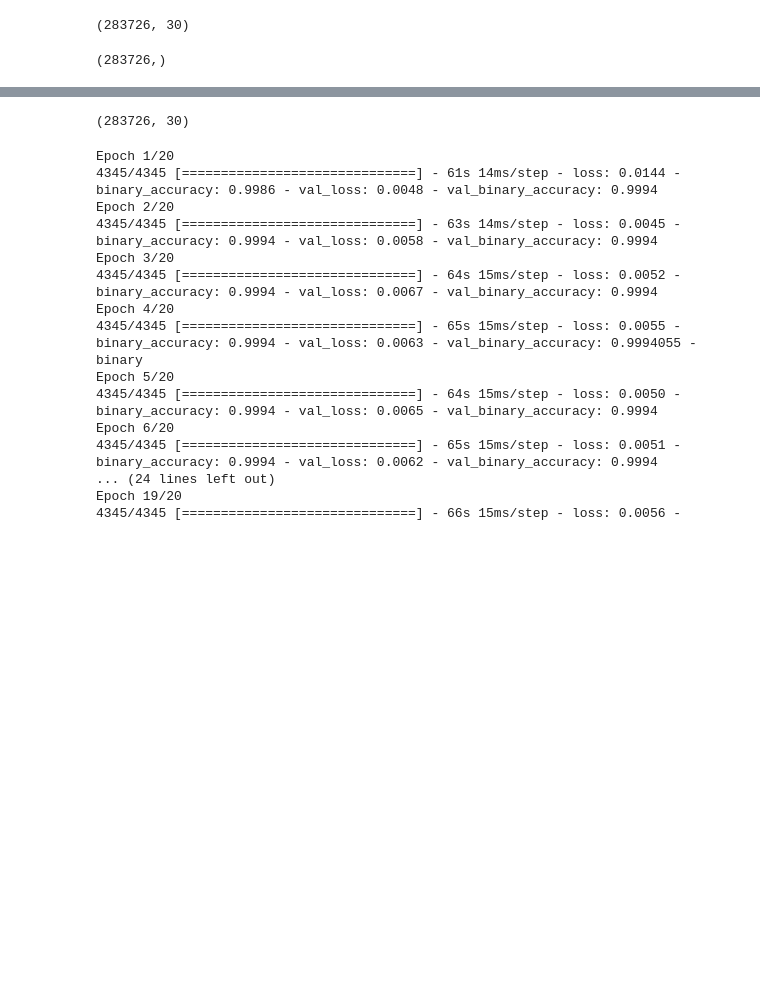
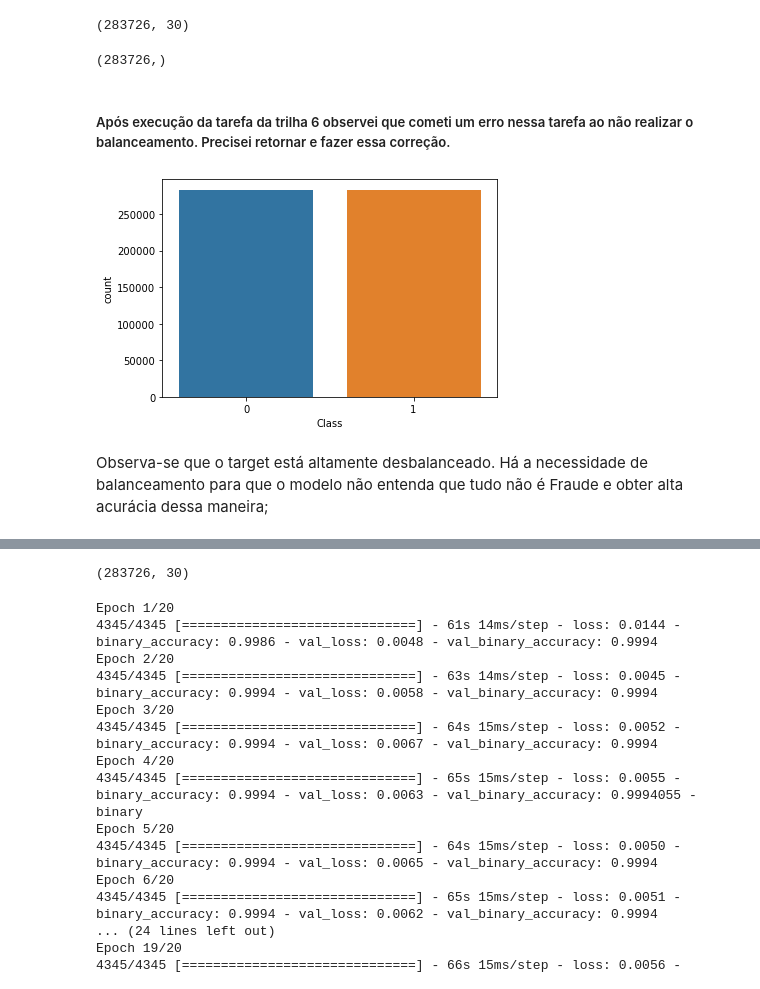
Before and after one commit to VanJessen/Deep-Learning-Mackenzie, a Jupyter notebook: Gabriel_Elias_KerasTensorFlow_Trilha4.ipynb, the cells around one changed output, grey strips where cells are left out. Cells and saved outputs as stored; diff of their text form; code cells hidden in the pictures; blank space fills up the shorter version.

```diff
--- a/Gabriel_Elias_KerasTensorFlow_Trilha4.ipynb
+++ b/Gabriel_Elias_KerasTensorFlow_Trilha4.ipynb
@@ -153,3 +153,12 @@ X.shape
 y.shape
 # %% [output]
 (283726,)
+# %% [markdown]
+##### Após execução da tarefa da trilha 6 observei que cometi um erro nessa tarefa ao não realizar o balanceamento. Precisei retornar e fazer essa correção.
+# %%
+sns.countplot(y)
+plt.show()
+# %% [output]
+[figure, added]
+# %% [markdown]
+Observa-se que o target está altamente desbalanceado. Há a necessidade de balanceamento para que o modelo não entenda que tudo não é Fraude e obter alta acurácia dessa maneira;
```
Also changed, not shown: parts of 4 cells of this notebook, 1 other file.
